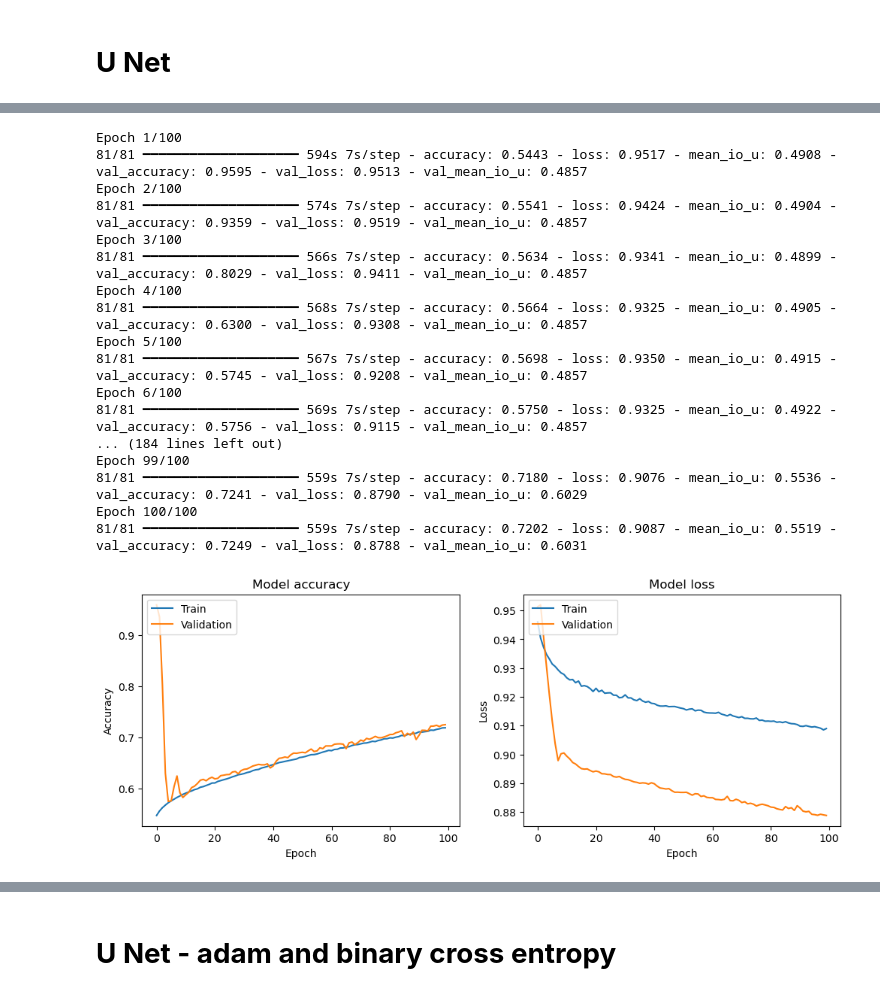
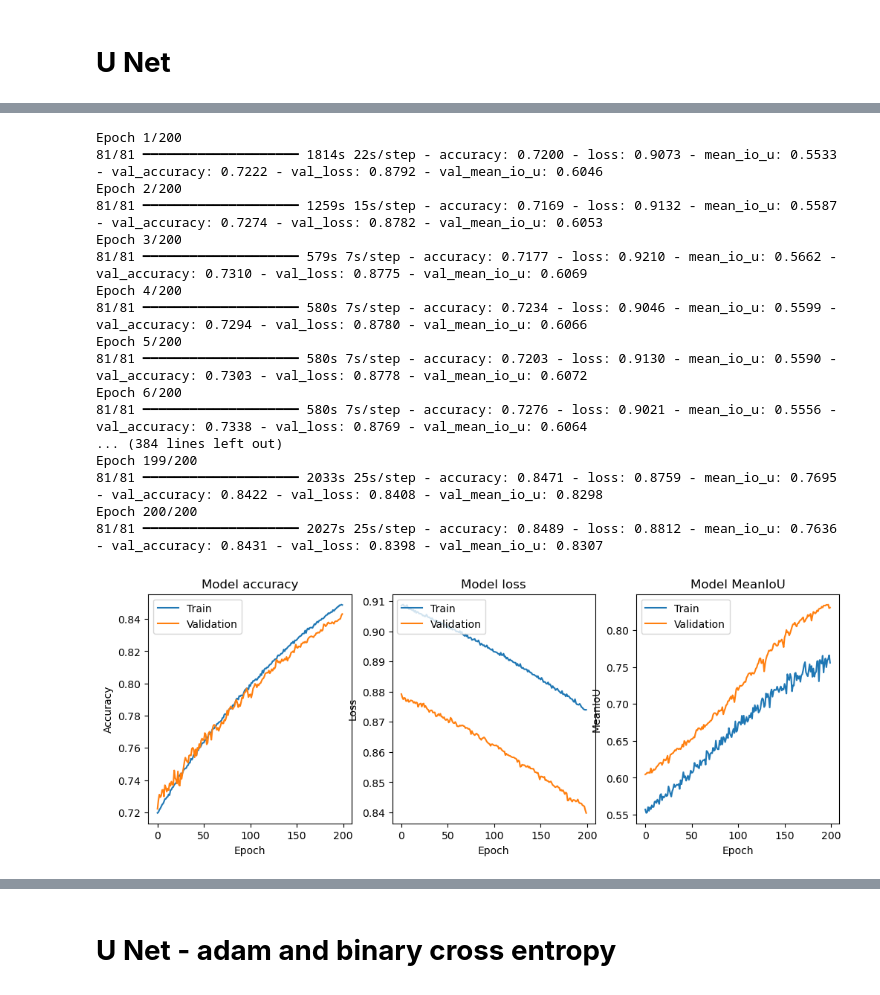
Before and after one commit to reshmaruby/Project, a Jupyter notebook: ProjectDraft1.ipynb, the cells around one changed output, grey strips where cells are left out. Cells and saved outputs as stored; diff of their text form; code cells hidden in the pictures.

Commit message:
200 epochs

```diff
--- a/ProjectDraft1.ipynb
+++ b/ProjectDraft1.ipynb
@@ -556,5 +524,5 @@ Model: "functional_1"
 # %%
-from tensorflow.keras.callbacks import ModelCheckpoint
+from tensorflow.keras.callbacks import ModelCheckpoint, CSVLogger
 
 # checkpoint_filepath = '/content/drive/My Drive/Msc Project/Simple Encoder Decoder model/model_checkpoint_{epoch:02d}.h5'
 checkpoint_filepath = '/UNet/model_checkpoint_{epoch:02d}.keras'
@@ -568,3 +536,17 @@ model_checkpoint_callback = ModelCheckpoint(
     save_freq='epoch',  # Save every epoch
     # period=5  # Save every 5th epoch
 )
+
+# CSVLogger to save all metrics
+csv_logger = CSVLogger('training_log.csv', append=True)
+# %%
+# Compile the model
+model = unet_model()
+model.compile(optimizer=SGD(learning_rate=1e-4), loss=dice_loss, metrics=['accuracy', MeanIoU(num_classes=2)])
+
+# Load the weights from the last checkpoint if they exist
+latest_checkpoint = '/UNet/model_checkpoint_100.keras'
+model.load_weights(latest_checkpoint)
+
+# Summary of the model
+model.summary()
@@ -573,49 +577,57 @@ model_checkpoint_callback = ModelCheckpoint(
 X_train, X_val, y_train, y_val = train_test_split(flattened_cropped_zadc_data, flattened_cropped_label_data, test_size=0.2, random_state=42)
 
 # Fit the model with validation data
-history = model.fit(X_train, y_train, epochs=100, batch_size=32, validation_data=(X_val, y_val), callbacks=[model_checkpoint_callback])
+history = model.fit(X_train, y_train, epochs=200, batch_size=32, validation_data=(X_val, y_val), callbacks=[model_checkpoint_callback, csv_logger])
 # %% [output]
-Epoch 1/100
-81/81 ━━━━━━━━━━━━━━━━━━━━ 594s 7s/step - accuracy: 0.5443 - loss: 0.9517 - mean_io_u: 0.4908 - val_accuracy: 0.9595 - val_loss: 0.9513 - val_mean_io_u: 0.4857
-Epoch 2/100
-81/81 ━━━━━━━━━━━━━━━━━━━━ 574s 7s/step - accuracy: 0.5541 - loss: 0.9424 - mean_io_u: 0.4904 - val_accuracy: 0.9359 - val_loss: 0.9519 - val_mean_io_u: 0.4857
-Epoch 3/100
-81/81 ━━━━━━━━━━━━━━━━━━━━ 566s 7s/step - accuracy: 0.5634 - loss: 0.9341 - mean_io_u: 0.4899 - val_accuracy: 0.8029 - val_loss: 0.9411 - val_mean_io_u: 0.4857
-Epoch 4/100
-81/81 ━━━━━━━━━━━━━━━━━━━━ 568s 7s/step - accuracy: 0.5664 - loss: 0.9325 - mean_io_u: 0.4905 - val_accuracy: 0.6300 - val_loss: 0.9308 - val_mean_io_u: 0.4857
-Epoch 5/100
-81/81 ━━━━━━━━━━━━━━━━━━━━ 567s 7s/step - accuracy: 0.5698 - loss: 0.9350 - mean_io_u: 0.4915 - val_accuracy: 0.5745 - val_loss: 0.9208 - val_mean_io_u: 0.4857
-Epoch 6/100
-81/81 ━━━━━━━━━━━━━━━━━━━━ 569s 7s/step - accuracy: 0.5750 - loss: 0.9325 - mean_io_u: 0.4922 - val_accuracy: 0.5756 - val_loss: 0.9115 - val_mean_io_u: 0.4857
-... (184 lines left out)
-Epoch 99/100
-81/81 ━━━━━━━━━━━━━━━━━━━━ 559s 7s/step - accuracy: 0.7180 - loss: 0.9076 - mean_io_u: 0.5536 - val_accuracy: 0.7241 - val_loss: 0.8790 - val_mean_io_u: 0.6029
-Epoch 100/100
-81/81 ━━━━━━━━━━━━━━━━━━━━ 559s 7s/step - accuracy: 0.7202 - loss: 0.9087 - mean_io_u: 0.5519 - val_accuracy: 0.7249 - val_loss: 0.8788 - val_mean_io_u: 0.6031
+Epoch 1/200
+81/81 ━━━━━━━━━━━━━━━━━━━━ 1814s 22s/step - accuracy: 0.7200 - loss: 0.9073 - mean_io_u: 0.5533 - val_accuracy: 0.7222 - val_loss: 0.8792 - val_mean_io_u: 0.6046
+Epoch 2/200
+81/81 ━━━━━━━━━━━━━━━━━━━━ 1259s 15s/step - accuracy: 0.7169 - loss: 0.9132 - mean_io_u: 0.5587 - val_accuracy: 0.7274 - val_loss: 0.8782 - val_mean_io_u: 0.6053
+Epoch 3/200
+81/81 ━━━━━━━━━━━━━━━━━━━━ 579s 7s/step - accuracy: 0.7177 - loss: 0.9210 - mean_io_u: 0.5662 - val_accuracy: 0.7310 - val_loss: 0.8775 - val_mean_io_u: 0.6069
+Epoch 4/200
+81/81 ━━━━━━━━━━━━━━━━━━━━ 580s 7s/step - accuracy: 0.7234 - loss: 0.9046 - mean_io_u: 0.5599 - val_accuracy: 0.7294 - val_loss: 0.8780 - val_mean_io_u: 0.6066
+Epoch 5/200
+81/81 ━━━━━━━━━━━━━━━━━━━━ 580s 7s/step - accuracy: 0.7203 - loss: 0.9130 - mean_io_u: 0.5590 - val_accuracy: 0.7303 - val_loss: 0.8778 - val_mean_io_u: 0.6072
+Epoch 6/200
+81/81 ━━━━━━━━━━━━━━━━━━━━ 580s 7s/step - accuracy: 0.7276 - loss: 0.9021 - mean_io_u: 0.5556 - val_accuracy: 0.7338 - val_loss: 0.8769 - val_mean_io_u: 0.6064
+... (384 lines left out)
+Epoch 199/200
+81/81 ━━━━━━━━━━━━━━━━━━━━ 2033s 25s/step - accuracy: 0.8471 - loss: 0.8759 - mean_io_u: 0.7695 - val_accuracy: 0.8422 - val_loss: 0.8408 - val_mean_io_u: 0.8298
+Epoch 200/200
+81/81 ━━━━━━━━━━━━━━━━━━━━ 2027s 25s/step - accuracy: 0.8489 - loss: 0.8812 - mean_io_u: 0.7636 - val_accuracy: 0.8431 - val_loss: 0.8398 - val_mean_io_u: 0.8307
 # %%
-# Plot training & validation accuracy and loss values
+# Plot training & validation accuracy, loss, and MeanIoU values
 import matplotlib.pyplot as plt
 
 plt.figure(figsize=(12, 4))
-plt.subplot(1, 2, 1)
+plt.subplot(1, 3, 1)
 plt.plot(history.history['accuracy'])
 plt.plot(history.history['val_accuracy'])
 plt.title('Model accuracy')
 plt.ylabel('Accuracy')
 plt.xlabel('Epoch')
 plt.legend(['Train', 'Validation'], loc='upper left')
 
-plt.subplot(1, 2, 2)
+plt.subplot(1, 3, 2)
 plt.plot(history.history['loss'])
 plt.plot(history.history['val_loss'])
 plt.title('Model loss')
 plt.ylabel('Loss')
 plt.xlabel('Epoch')
 plt.legend(['Train', 'Validation'], loc='upper left')
 
+plt.subplot(1, 3, 3)
+plt.plot(history.history['mean_io_u'])
+plt.plot(history.history['val_mean_io_u'])
+plt.title('Model MeanIoU')
+plt.ylabel('MeanIoU')
+plt.xlabel('Epoch')
+plt.legend(['Train', 'Validation'], loc='upper left')
+
 plt.show()
 # %% [output]
-[figure, old version]
+[figure, new version]
 # %%
 # Get model predictions on a few samples
 predictions = model.predict(X_val[:3])
```
Also changed, not shown: parts of 4 cells of this notebook.
